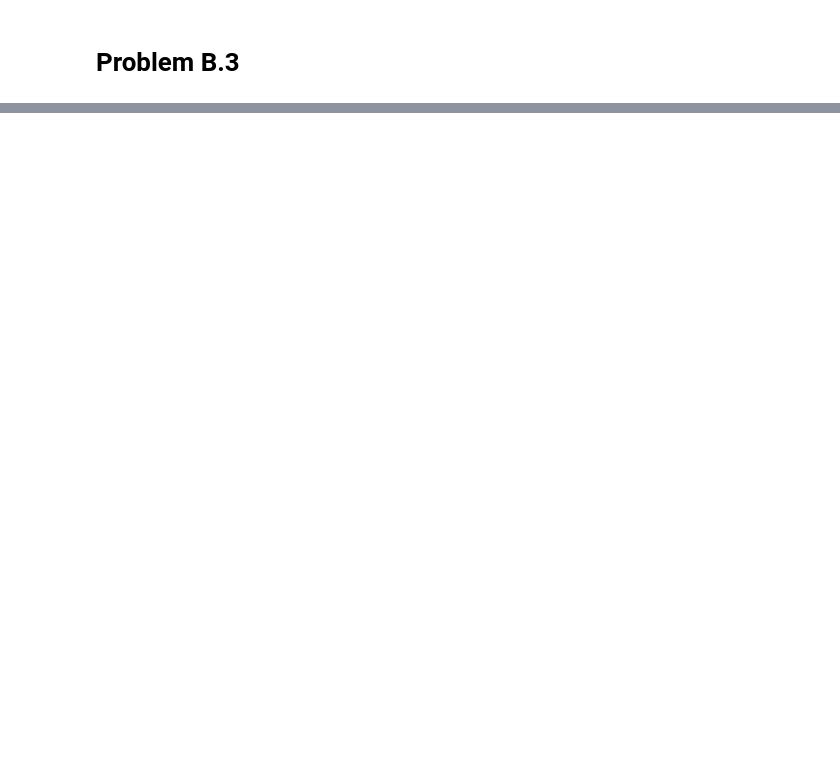
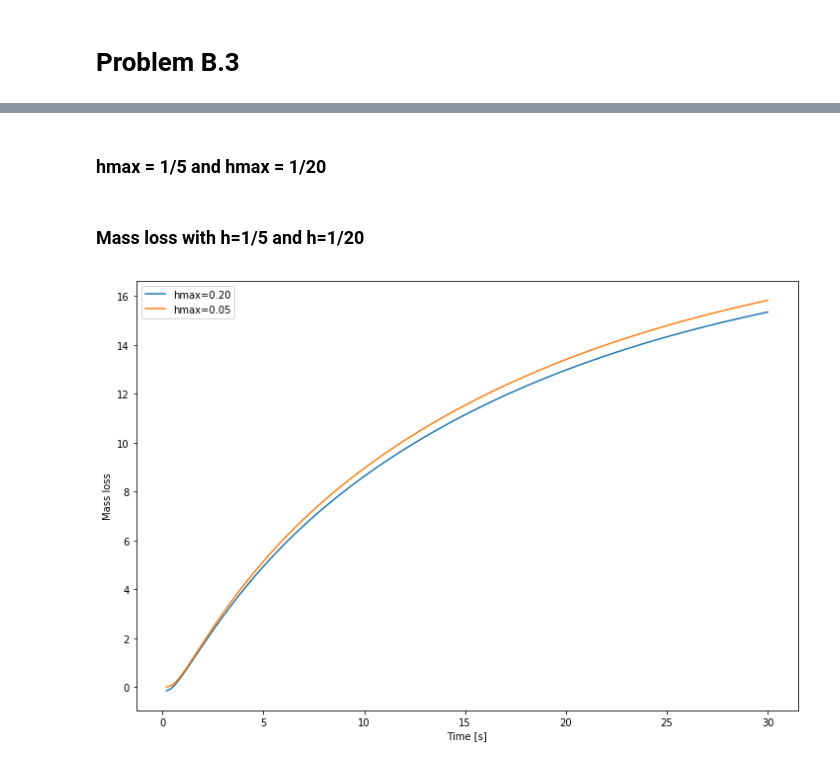
Before and after one commit to CarmenLee111/FEM_course, a Jupyter notebook: ProjectB.ipynb, the cells around one changed output, grey strips where cells are left out. Cells and saved outputs as stored; diff of their text form; code cells hidden in the pictures; blank space fills up the shorter version.

```diff
--- a/ProjectB.ipynb
+++ b/ProjectB.ipynb
@@ -107,2 +265,15 @@ plt.show()
 # %% [markdown]
 # Problem B.3
+# %%
+def u_initial(X, rho=10, R=0.5, r=0.3):
+    '''
+    Input X is a nx2 array, the corrinates of the n vertices
+    Returns u(x, 0), the initial condition
+    '''
+    u0 = np.zeros(len(X))
+    u0[np.where(np.abs(R-np.linalg.norm(X, axis=1)) <= r)] = rho
+    return u0
+
+
+def f(x, y):
+    return 0
@@ -108,0 +328,13 @@ plt.show()
+# %% [markdown]
+### hmax = 1/5 and hmax = 1/20
+# %%
+# Integral of the element
+def integral(g, p, x):
+    '''
+    Input g: function value at the vertices of the element
+    Input p: point coordinates of the mesh
+    Input x: indices of the tree vertices
+    Output: The integral of g on an element
+    '''
+    K = polyArea(p[x][:,0], p[x][:,1])
+    return K/3 * np.sum(g[x])
@@ -108,0 +393,12 @@ plt.show()
+# %% [markdown]
+### Mass loss with h=1/5 and h=1/20
+# %%
+fig = plt.figure(figsize=(12, 8))
+plt.plot(np.arange(k, T+k, k), ms['r10'], label="hmax=%1.2f"%hs2[0])
+plt.plot(np.arange(k, T+k, k), ms['r40'], label="hmax=%1.2f"%hs2[1])
+plt.legend()
+plt.xlabel('Time [s]')
+plt.ylabel('Mass loss')
+plt.savefig('imgs/massloss.png')
+# %% [output]
+[figure, added]
```
Also changed, not shown: parts of 23 cells of this notebook, 1 other file.
